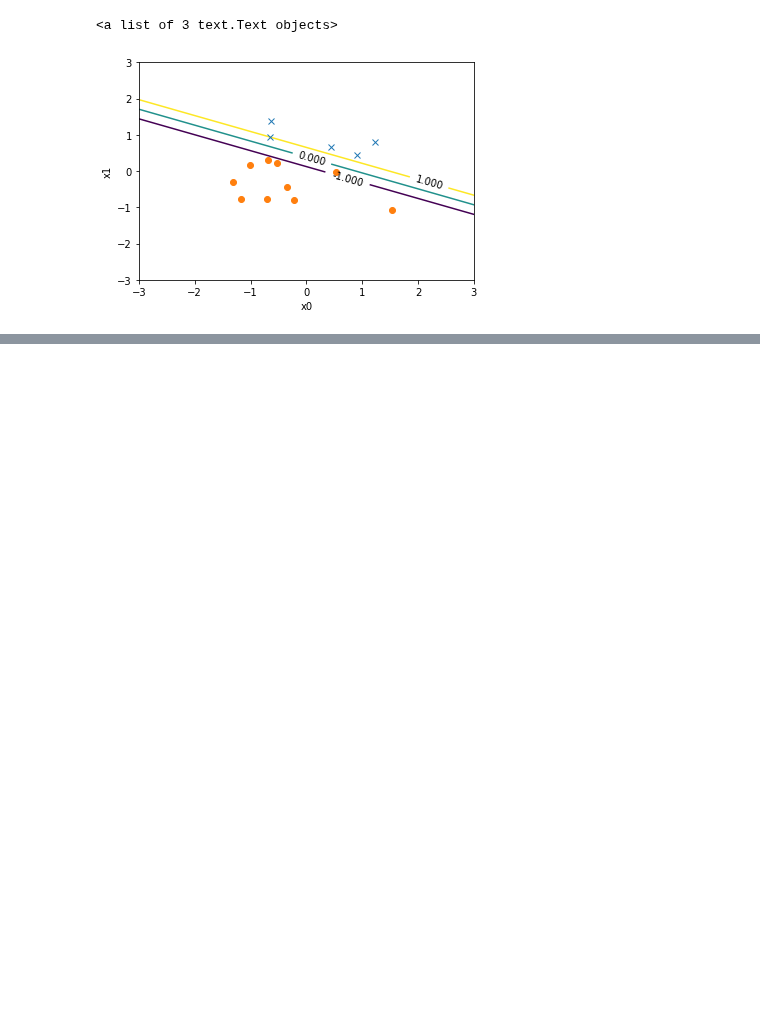
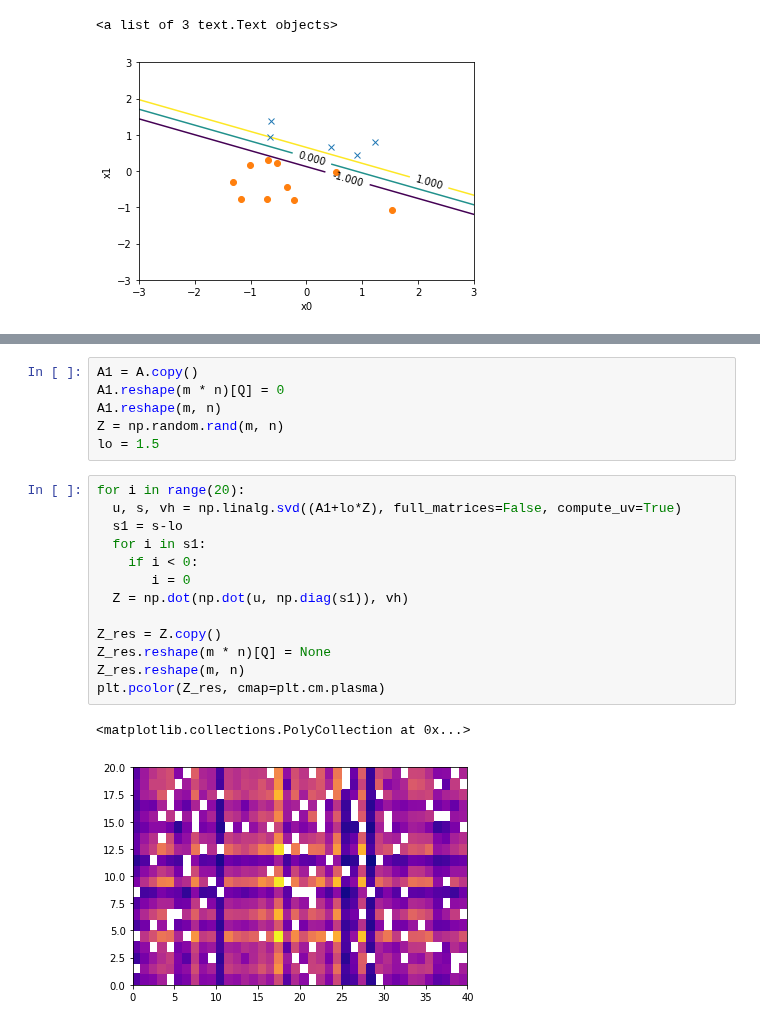
Before and after one commit to singwang-cn/The_first_pattern_recognition, a Jupyter notebook: advanced_ml_mid_assignment.ipynb, the cells around one changed output, grey strips where cells are left out. Drawn from its saved outputs; the diff is of its cells as text; blank space fills up the shorter version.

```diff
--- a/advanced_ml_mid_assignment.ipynb
+++ b/advanced_ml_mid_assignment.ipynb
@@ -249,0 +269,22 @@ plt.clabel(contour, colors=('k'))
+# %%
+A1 = A.copy()
+A1.reshape(m * n)[Q] = 0
+A1.reshape(m, n)
+Z = np.random.rand(m, n)
+lo = 1.5
+# %%
+for i in range(20):
+  u, s, vh = np.linalg.svd((A1+lo*Z), full_matrices=False, compute_uv=True)
+  s1 = s-lo
+  for i in s1:
+    if i < 0:
+       i = 0
+  Z = np.dot(np.dot(u, np.diag(s1)), vh)
+
+Z_res = Z.copy()
+Z_res.reshape(m * n)[Q] = None
+Z_res.reshape(m, n)
+plt.pcolor(Z_res, cmap=plt.cm.plasma)
+# %% [output]
+<matplotlib.collections.PolyCollection at 0x...>
+[figure, added]
```
Also changed, not shown: parts of 4 cells of this notebook.
